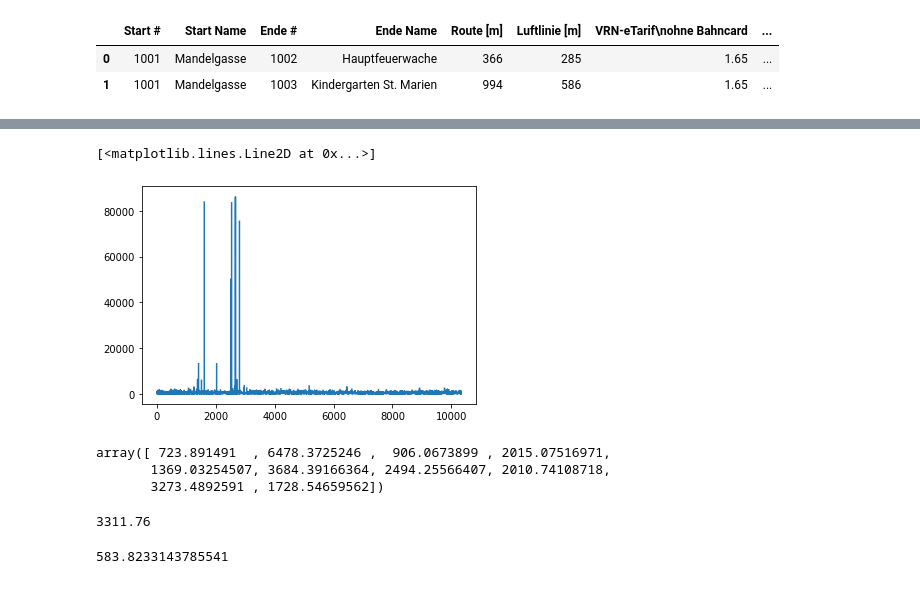
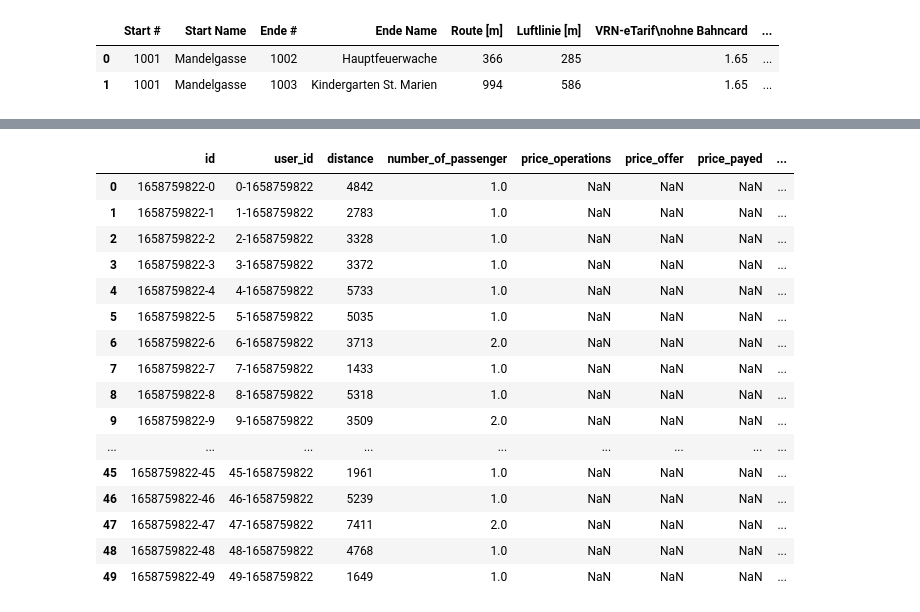
Before and after one commit to Lukas-Dierkes/vehicle-stream-team-project, a Jupyter notebook: vehicle_stream_pipeline/ride_simulation.ipynb, the cells around one changed output, grey strips where cells are left out. Cells and saved outputs as stored; diff of their text form; code cells hidden in the pictures.

```diff
--- a/vehicle_stream_pipeline/ride_simulation.ipynb
+++ b/vehicle_stream_pipeline/ride_simulation.ipynb
@@ -388,23 +365,3 @@ def generateDispatchedAt(oldRides, newRides):
         scheduled['scheduled_to']
     )
     return scheduled['dispatched_at']
-# %%
-# get needed information regarding the vehicle arrival in old data
-arrivalOld = pd.DataFrame(df[df['state']=='completed'][['created_at', 'scheduled_to', 'dispatched_at', 'vehicle_arrived_at', 'pickup_arrival_time']], columns=['created_at', 'scheduled_to', 'dispatched_at', 'vehicle_arrived_at', 'pickup_arrival_time'])
-arrivalOld['isScheduled'] = (arrivalOld.created_at != arrivalOld.scheduled_to)
-arrivalOld['created_at'] = pd.to_datetime(arrivalOld['created_at'])
-arrivalOld['scheduled_to'] = pd.to_datetime(arrivalOld['scheduled_to'])
-arrivalOld['vehicle_arrived_at'] = pd.to_datetime(arrivalOld['vehicle_arrived_at'])
-arrivalOld['arrival_deviation'] = arrivalOld.apply(
-    lambda row: (
-        (row["scheduled_to"] - row["vehicle_arrived_at"]).round(freq="s")
-    ).total_seconds()
-    if (row['isScheduled'] == True)
-    else 0,
-    axis=1,
-)
-
-# distribution over scheduled rides
-mean = arrivalOld[arrivalOld['isScheduled'] == True]['arrival_deviation'].mean()
-std = arrivalOld[arrivalOld['isScheduled'] == True]['arrival_deviation'].std()
-a = arrivalOld[arrivalOld['isScheduled'] == True]['arrival_deviation'].min()
@@ -526,20 +792,20 @@ ax.plot(list(range(0,100)), dist_instantRides.rvs(100))
-# %%
-fig, ax = plt.subplots(1, 1)
-ax.plot(list(range(0,len(df))), df['pickup_arrival_time'])
-# %% [output]
-[<matplotlib.lines.Line2D at 0x...>]
-[figure, removed]
-# %%
-dist_instantRides.rvs(10)
-# %% [output]
-array([ 723.891491  , 6478.3725246 ,  906.0673899 , 2015.07516971,
-       1369.03254507, 3684.39166364, 2494.25566407, 2010.74108718,
-       3273.4892591 , 1728.54659562])
 # %%
-newRides['pickup_arrival_time'].mean()
+newRides
 # %% [output]
-3311.76
+|  | id | user_id | distance | number_of_passenger | price_operations | price_offer | price_payed | ... |
+| 0 | 1658759822-0 | 0-1658759822 | 4842 | 1.0 | NaN | NaN | NaN | ... |
+| 1 | 1658759822-1 | 1-1658759822 | 2783 | 1.0 | NaN | NaN | NaN | ... |
+| 2 | 1658759822-2 | 2-1658759822 | 3328 | 1.0 | NaN | NaN | NaN | ... |
+| 3 | 1658759822-3 | 3-1658759822 | 3372 | 1.0 | NaN | NaN | NaN | ... |
+| 4 | 1658759822-4 | 4-1658759822 | 5733 | 1.0 | NaN | NaN | NaN | ... |
+| 5 | 1658759822-5 | 5-1658759822 | 5035 | 1.0 | NaN | NaN | NaN | ... |
+| 6 | 1658759822-6 | 6-1658759822 | 3713 | 2.0 | NaN | NaN | NaN | ... |
+| 7 | 1658759822-7 | 7-1658759822 | 1433 | 1.0 | NaN | NaN | NaN | ... |
+| 8 | 1658759822-8 | 8-1658759822 | 5318 | 1.0 | NaN | NaN | NaN | ... |
+| 9 | 1658759822-9 | 9-1658759822 | 3509 | 2.0 | NaN | NaN | NaN | ... |
+| ... | ... | ... | ... | ... | ... | ... | ... | ... |
+| 45 | 1658759822-45 | 45-1658759822 | 1961 | 1.0 | NaN | NaN | NaN | ... |
+| 46 | 1658759822-46 | 46-1658759822 | 5239 | 1.0 | NaN | NaN | NaN | ... |
+| 47 | 1658759822-47 | 47-1658759822 | 7411 | 2.0 | NaN | NaN | NaN | ... |
+| 48 | 1658759822-48 | 48-1658759822 | 4768 | 1.0 | NaN | NaN | NaN | ... |
+| 49 | 1658759822-49 | 49-1658759822 | 1649 | 1.0 | NaN | NaN | NaN | ... |
-# %%
-df['pickup_arrival_time'].mean()
-# %% [output]
-583.8233143785541
```
Also changed, not shown: parts of 17 cells of this notebook.
